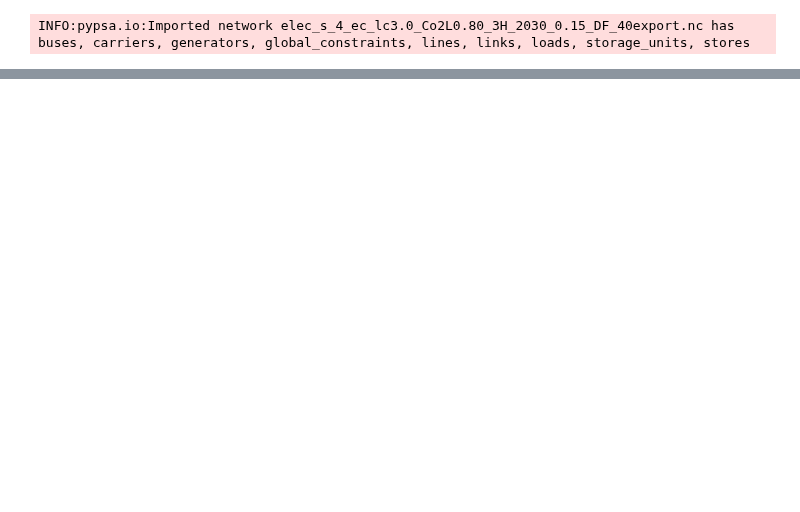
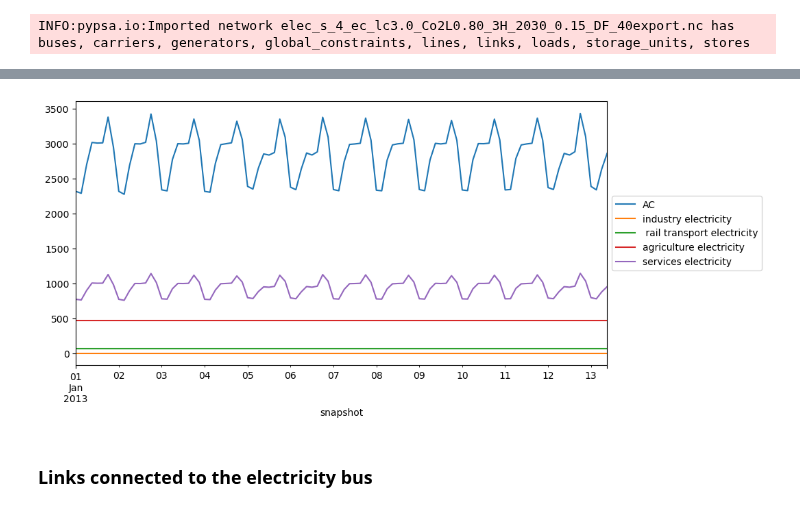
Before and after one commit to energyLS/aldehyde, a Jupyter notebook: workflow/notebooks/demands.ipynb, the cells around one changed output, grey strips where cells are left out. Drawn from its saved outputs; the diff is of its cells as text; code cells hidden in the pictures; blank space fills up the shorter version.

```diff
--- a/workflow/notebooks/demands.ipynb
+++ b/workflow/notebooks/demands.ipynb
@@ -31,0 +84,12 @@ INFO:pypsa.io:Imported network elec_s_4_ec_lc3.0_Co2L0.80_3H_2030_0.15_DF_40expo
+# %%
+# Select loads with carrier "AC" and plot them
+loads_ac = loads.loc[:, ac_loads]
+fig, ax = plt.subplots(figsize=(10, 5))
+loads_ac.iloc[:100].plot(ax=ax)
+# Legend position to the right outside the plot
+ax.legend(loc='center left', bbox_to_anchor=(1, 0.5))
+plt.show()
+# %% [output]
+[figure, added]
+# %% [markdown]
+### Links connected to the electricity bus
```
Also changed, not shown: parts of 16 cells of this notebook.
